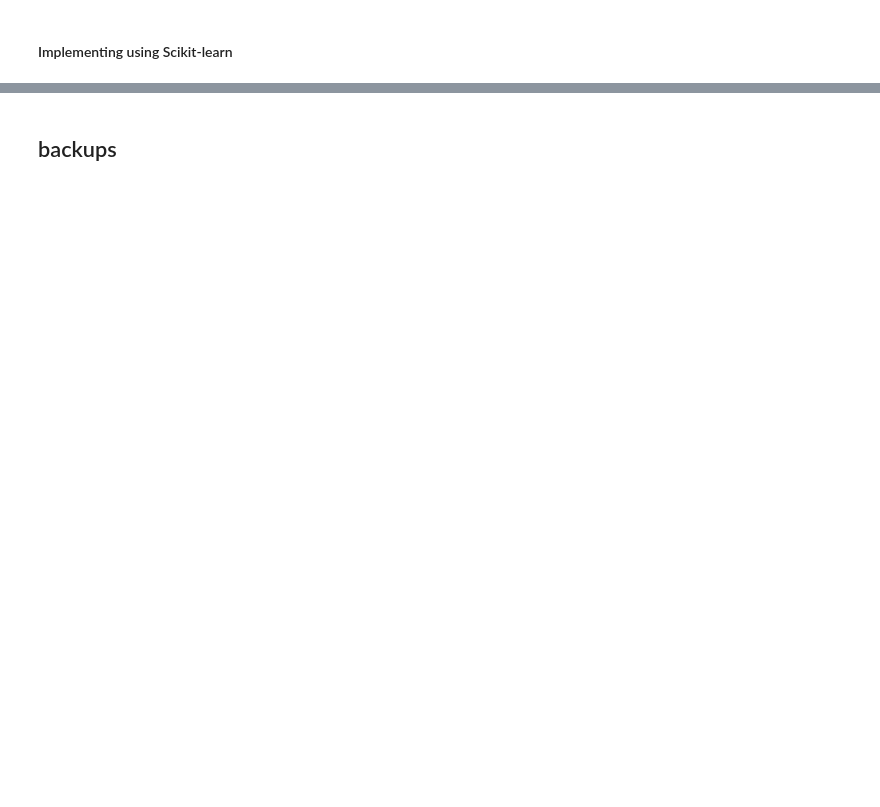
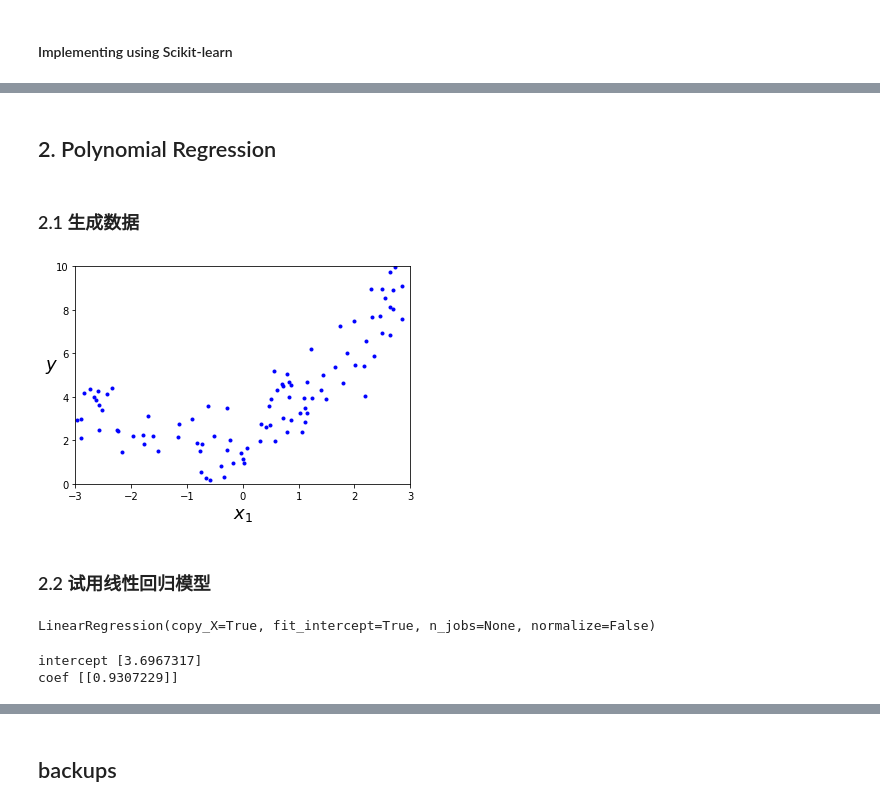
Before and after one commit to ichenwang/ml-course, a Jupyter notebook: lecture-2-linear-regression/lecture2-linear-regression.ipynb, the cells around one changed output, grey strips where cells are left out. Saved outputs shown, nothing was run; the diff lists cells and outputs as text; code cells hidden in the pictures; blank space fills up the shorter version.

```diff
--- a/lecture-2-linear-regression/lecture2-linear-regression.ipynb
+++ b/lecture-2-linear-regression/lecture2-linear-regression.ipynb
@@ -296,0 +315,30 @@ sgd_reg.intercept_, sgd_reg.coef_
+# %% [markdown]
+## 2. Polynomial Regression
+# %% [markdown]
+### 2.1 生成数据
+# %%
+m = 100
+X_poly_100 = 6 * np.random.rand(m, 1) - 3
+y_poly_100 = 0.5 * X_poly_100**2 + X_poly_100 + 2 + np.random.randn(m, 1)
+# %%
+plt.plot(X_poly_100, y_poly_100, "b.")
+plt.xlabel("$x_1$", fontsize=18)
+plt.ylabel("$y$", rotation=0, fontsize=18)
+plt.axis([-3, 3, 0, 10])
+plt.savefig("figures/quadratic_data_plot")
+plt.show()
+# %% [output]
+[figure, added]
+# %% [markdown]
+### 2.2 试用线性回归模型
+# %%
+lin_reg_2 = LinearRegression()
+lin_reg_2.fit(X_poly_100, y_poly_100)
+# %% [output]
+LinearRegression(copy_X=True, fit_intercept=True, n_jobs=None, normalize=False)
+# %%
+print('intercept', lin_reg_2.intercept_)
+print('coef', lin_reg_2.coef_)
+# %% [output]
+intercept [3.6967317]
+coef [[0.9307229]]
```
Also changed, not shown: parts of 32 cells of this notebook, 6 other files.
